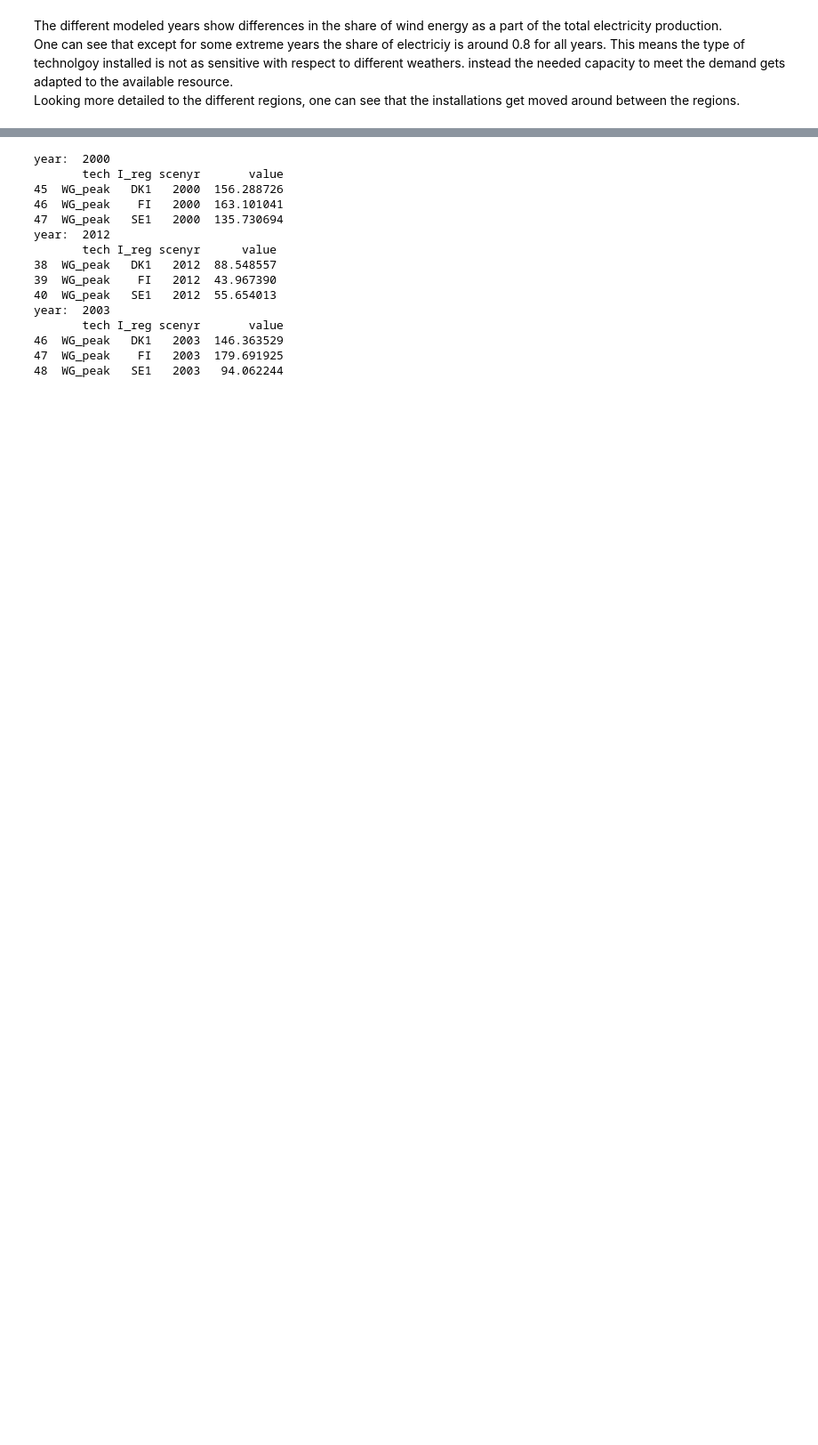
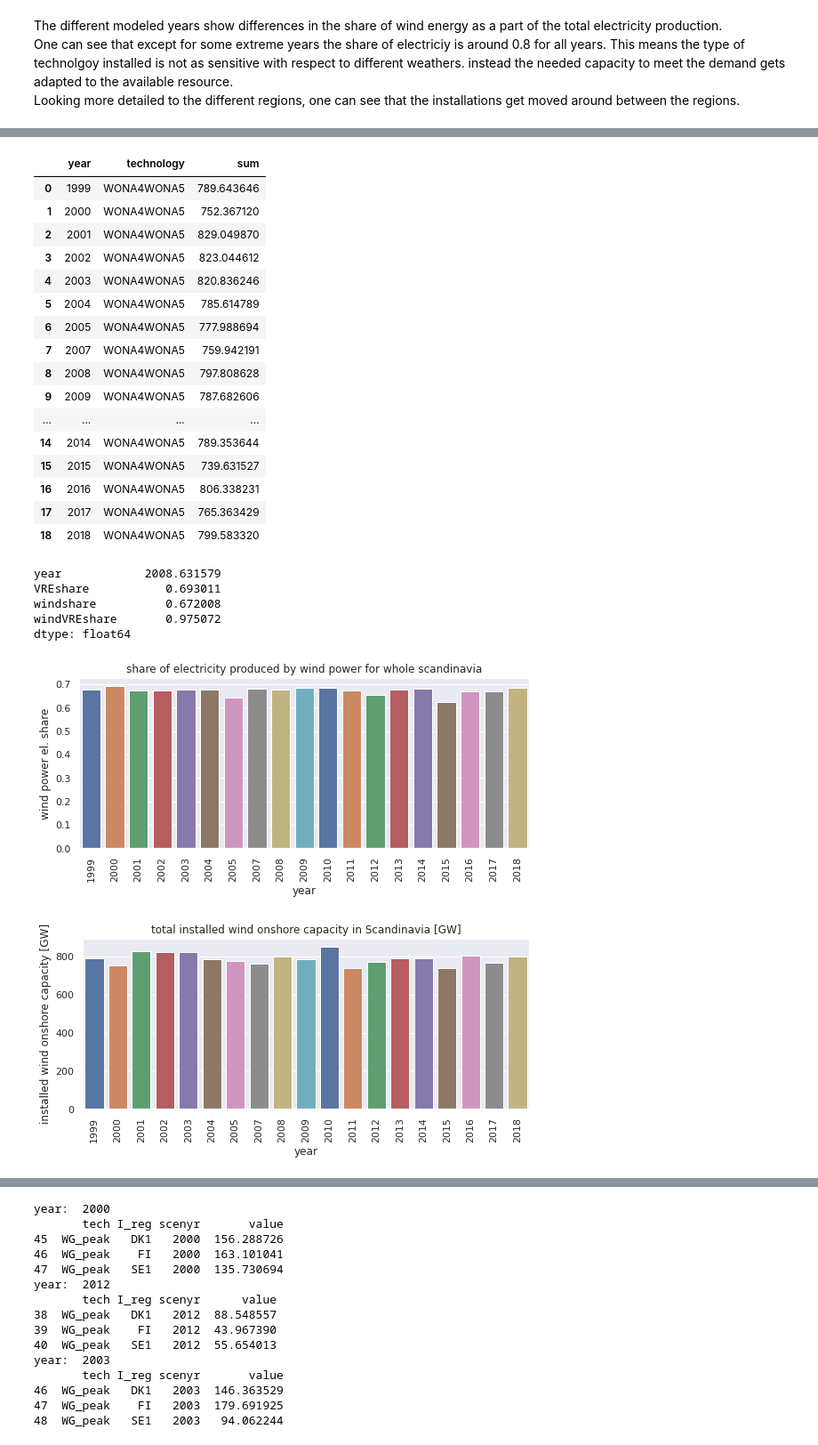
Before and after one commit to ecmalz/SMHIsharedwork, a Jupyter notebook: KLIV.ipynb, the cells around one changed output, grey strips where cells are left out. Shown at 89% size. Saved outputs shown, nothing was run; the diff lists cells and outputs as text; code cells hidden in the pictures; blank space fills up the shorter version.

```diff
--- a/KLIV.ipynb
+++ b/KLIV.ipynb
@@ -614,0 +619,44 @@ fig.show()
+# %%
+plt.figure()
+ax = sns.barplot(data=elshare_df, x = 'year', y="windshare", ci = None, palette = sns.color_palette())
+plt.title('share of electricity produced by wind power for whole scandinavia')
+ax.set_xticklabels(ax.get_xticklabels(),rotation=90)
+plt.ylabel('wind power el. share')
+plt.tight_layout()
+plt.savefig(h.plotpath + "wind_elshare_scandinavia.png".format(area), dpi =300)
+
+plt.figure()
+capsum = capdf.groupby(['year','technology'])['capacity'].agg(['sum']).reset_index()
+capsum = capsum[capsum['technology'].isin(["WONA4","WONA5"])].groupby('year').agg('sum')
+capsum = capsum.reset_index()
+ax = sns.barplot(data=capsum,x='year',y='sum',palette=sns.color_palette())
+ax.set_xticklabels(ax.get_xticklabels(),rotation=90)
+plt.title('total installed wind onshore capacity in Scandinavia [GW]')
+plt.ylabel('installed wind onshore capacity [GW]')
+plt.tight_layout()
+plt.savefig(h.plotpath + "wind_capinstalled_Scandinavia.png".format(area), dpi =300)
+# %% [output]
+|  | year | technology | sum |
+| 0 | 1999 | WONA4WONA5 | 789.643646 |
+| 1 | 2000 | WONA4WONA5 | 752.367120 |
+| 2 | 2001 | WONA4WONA5 | 829.049870 |
+| 3 | 2002 | WONA4WONA5 | 823.044612 |
+| 4 | 2003 | WONA4WONA5 | 820.836246 |
+| 5 | 2004 | WONA4WONA5 | 785.614789 |
+| 6 | 2005 | WONA4WONA5 | 777.988694 |
+| 7 | 2007 | WONA4WONA5 | 759.942191 |
+| 8 | 2008 | WONA4WONA5 | 797.808628 |
+| 9 | 2009 | WONA4WONA5 | 787.682606 |
+| ... | ... | ... | ... |
+| 14 | 2014 | WONA4WONA5 | 789.353644 |
+| 15 | 2015 | WONA4WONA5 | 739.631527 |
+| 16 | 2016 | WONA4WONA5 | 806.338231 |
+| 17 | 2017 | WONA4WONA5 | 765.363429 |
+| 18 | 2018 | WONA4WONA5 | 799.583320 |
+year            2008.631579
+VREshare           0.693011
+windshare          0.672008
+windVREshare       0.975072
+dtype: float64
+[figure, added]
+[figure, added]
```
Also changed, not shown: parts of 8 cells of this notebook.
